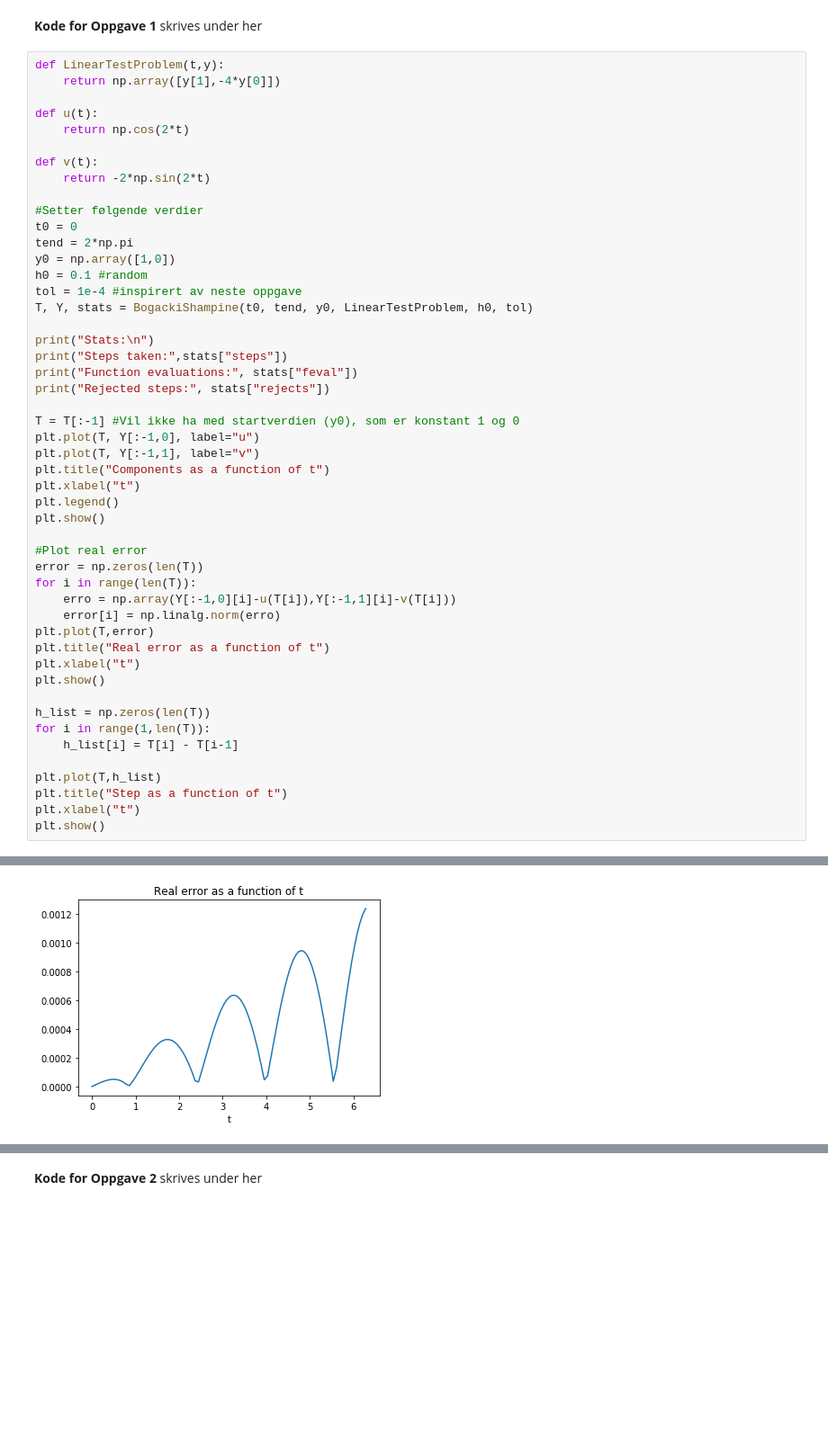
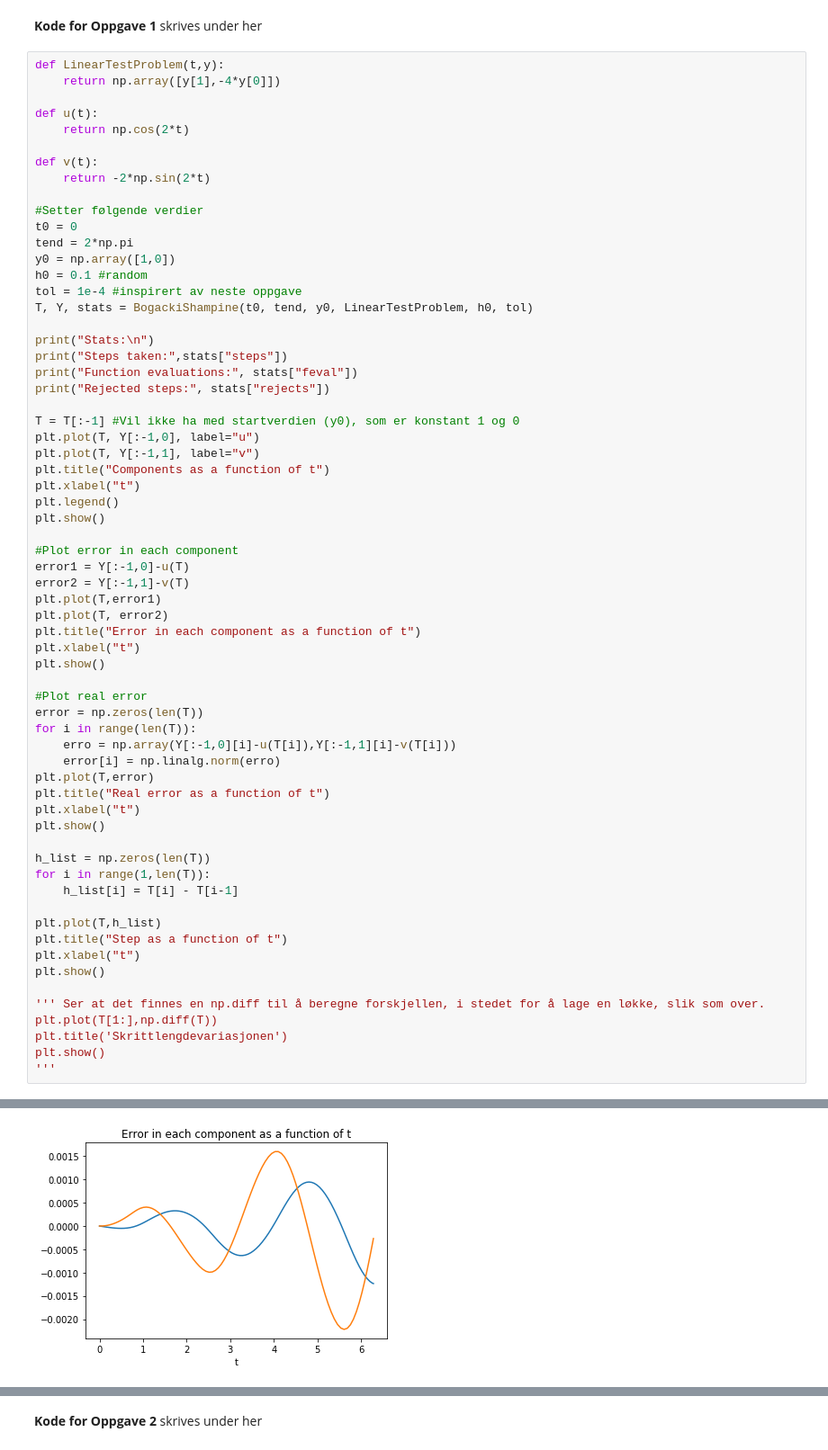
Before and after one commit to alexaoh/TMA4320, a Jupyter notebook: Oving6/O-Øving 6.ipynb, the cells around one changed output, grey strips where cells are left out. Shown: that part at 90% size. Drawn from its saved outputs; the diff is of its cells as text; blank space fills up the shorter version.

```diff
--- a/Oving6/O-Øving 6.ipynb
+++ b/Oving6/O-Øving 6.ipynb
@@ -176,31 +176,46 @@ plt.plot(T, Y[:-1,1], label="v")
 plt.title("Components as a function of t")
 plt.xlabel("t")
 plt.legend()
 plt.show()
 
+#Plot error in each component
+error1 = Y[:-1,0]-u(T)
+error2 = Y[:-1,1]-v(T)
+plt.plot(T,error1)
+plt.plot(T, error2)
+plt.title("Error in each component as a function of t")
+plt.xlabel("t")
+plt.show()
+
 #Plot real error
 error = np.zeros(len(T))
 for i in range(len(T)):
     erro = np.array(Y[:-1,0][i]-u(T[i]),Y[:-1,1][i]-v(T[i]))
     error[i] = np.linalg.norm(erro)
 plt.plot(T,error)
 plt.title("Real error as a function of t")
 plt.xlabel("t")
 plt.show()
 
 h_list = np.zeros(len(T))
 for i in range(1,len(T)):
     h_list[i] = T[i] - T[i-1]
 
 plt.plot(T,h_list)
 plt.title("Step as a function of t")
 plt.xlabel("t")
 plt.show()
+
+''' Ser at det finnes en np.diff til å beregne forskjellen, i stedet for å lage en løkke, slik som over.
+plt.plot(T[1:],np.diff(T))
+plt.title('Skrittlengdevariasjonen')
+plt.show()
+'''
 # %% [output]
 Stats:
 
 Steps taken: 96
 Function evaluations: 292
 Rejected steps: 1
 [figure]
-[figure, old version]
+[figure, new version]
```
Also changed, not shown: parts of 1 cell of this notebook, 1 other file.
